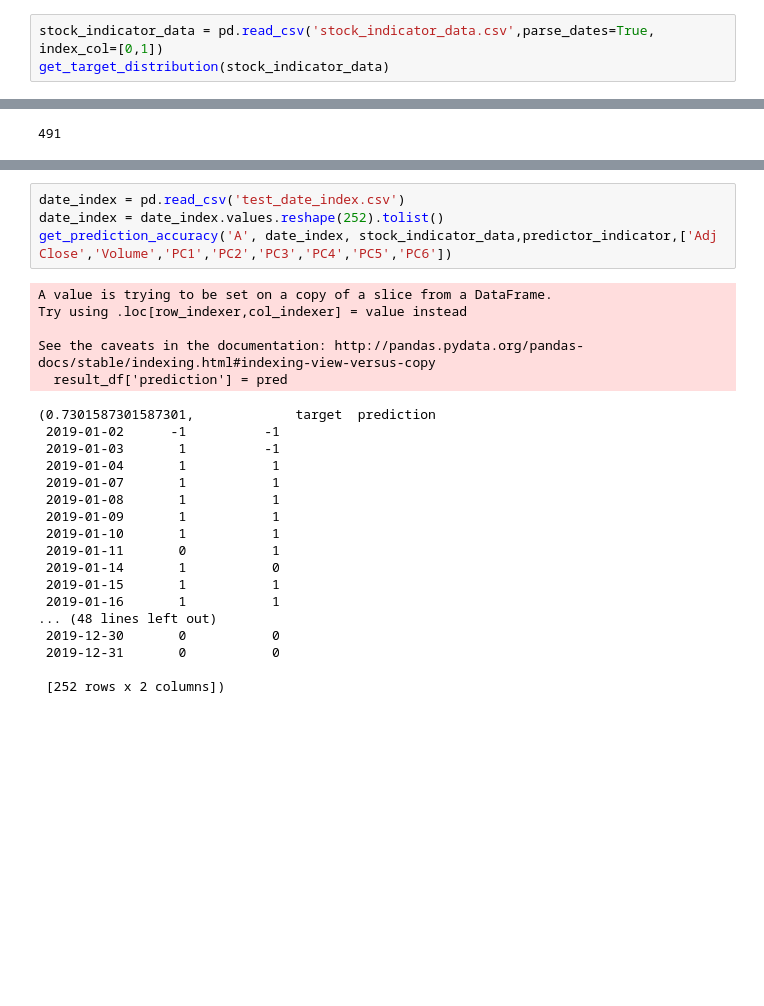
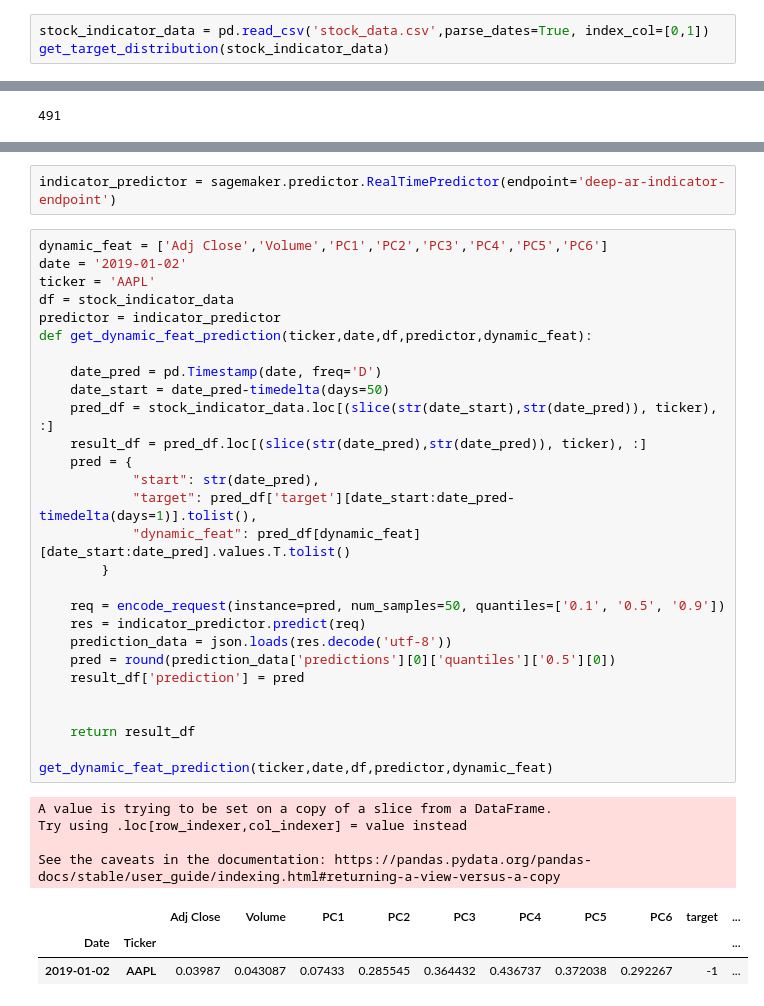
Before and after one commit to sausterm/MLEND-Capstone-Project, a Jupyter notebook: deep-ar-indicators.ipynb, the cells around one changed output, grey strips where cells are left out. Cells and saved outputs as stored; diff of their text form; blank space fills up the shorter version.

```diff
--- a/deep-ar-indicators.ipynb
+++ b/deep-ar-indicators.ipynb
@@ -26,4 +26,4 @@ image_name = sagemaker.amazon.amazon_estimator.get_image_uri(region, "forecastin
 # %%
-stock_indicator_data = pd.read_csv('stock_indicator_data.csv',parse_dates=True, index_col=[0,1])
+stock_indicator_data = pd.read_csv('stock_data.csv',parse_dates=True, index_col=[0,1])
 get_target_distribution(stock_indicator_data)
 # %% [output]
@@ -155,27 +160,38 @@ See the caveats in the documentation: http://pandas.pydata.org/pandas-docs/stabl
-# %%
-date_index = pd.read_csv('test_date_index.csv')
-date_index = date_index.values.reshape(252).tolist()
-get_prediction_accuracy('A', date_index, stock_indicator_data,predictor_indicator,['Adj Close','Volume','PC1','PC2','PC3','PC4','PC5','PC6'])
-# %% [output]
-A value is trying to be set on a copy of a slice from a DataFrame.
-Try using .loc[row_indexer,col_indexer] = value instead
-
-See the caveats in the documentation: http://pandas.pydata.org/pandas-docs/stable/indexing.html#indexing-view-versus-copy
-  result_df['prediction'] = pred
-(0.7301587301587301,             target  prediction
- 2019-01-02      -1          -1
- 2019-01-03       1          -1
- 2019-01-04       1           1
- 2019-01-07       1           1
- 2019-01-08       1           1
- 2019-01-09       1           1
- 2019-01-10       1           1
- 2019-01-11       0           1
- 2019-01-14       1           0
- 2019-01-15       1           1
- 2019-01-16       1           1
-... (48 lines left out)
- 2019-12-30       0           0
- 2019-12-31       0           0
-
- [252 rows x 2 columns])
+# %%
+indicator_predictor = sagemaker.predictor.RealTimePredictor(endpoint='deep-ar-indicator-endpoint')
+# %%
+dynamic_feat = ['Adj Close','Volume','PC1','PC2','PC3','PC4','PC5','PC6']
+date = '2019-01-02'
+ticker = 'AAPL'
+df = stock_indicator_data
+predictor = indicator_predictor
+def get_dynamic_feat_prediction(ticker,date,df,predictor,dynamic_feat):
+
+    date_pred = pd.Timestamp(date, freq='D')
+    date_start = date_pred-timedelta(days=50)
+    pred_df = stock_indicator_data.loc[(slice(str(date_start),str(date_pred)), ticker), :]
+    result_df = pred_df.loc[(slice(str(date_pred),str(date_pred)), ticker), :]
+    pred = {
+            "start": str(date_pred),
+            "target": pred_df['target'][date_start:date_pred-timedelta(days=1)].tolist(),
+            "dynamic_feat": pred_df[dynamic_feat][date_start:date_pred].values.T.tolist()
+        }
+
+    req = encode_request(instance=pred, num_samples=50, quantiles=['0.1', '0.5', '0.9'])
+    res = indicator_predictor.predict(req)
+    prediction_data = json.loads(res.decode('utf-8'))
+    pred = round(prediction_data['predictions'][0]['quantiles']['0.5'][0])
+    result_df['prediction'] = pred
+
+
+    return result_df
+
+get_dynamic_feat_prediction(ticker,date,df,predictor,dynamic_feat)
+# %% [output]
+A value is trying to be set on a copy of a slice from a DataFrame.
+Try using .loc[row_indexer,col_indexer] = value instead
+
+See the caveats in the documentation: https://pandas.pydata.org/pandas-docs/stable/user_guide/indexing.html#returning-a-view-versus-a-copy
+|  |  | Adj Close | Volume | PC1 | PC2 | PC3 | PC4 | PC5 | PC6 | target | ... |
+| Date | Ticker |  |  |  |  |  |  |  |  |  | ... |
+| 2019-01-02 | AAPL | 0.03987 | 0.043087 | 0.07433 | 0.285545 | 0.364432 | 0.436737 | 0.372038 | 0.292267 | -1 | ... |
```
Also changed, not shown: parts of 26 cells of this notebook, 4 other files.
